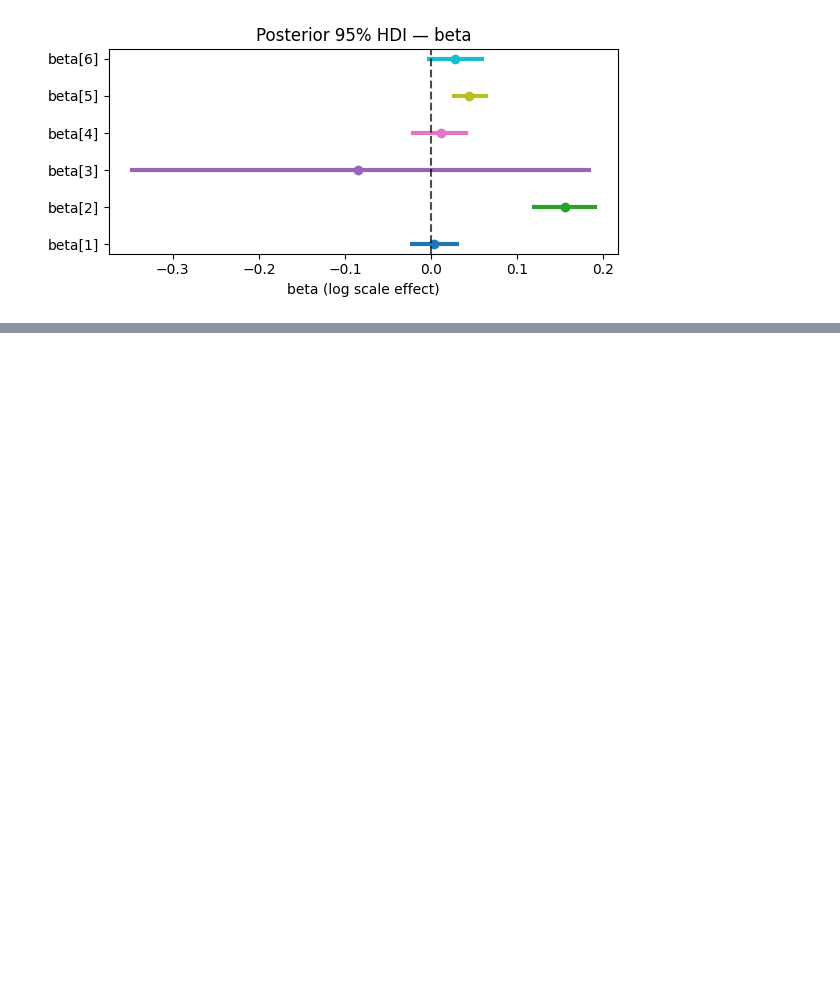
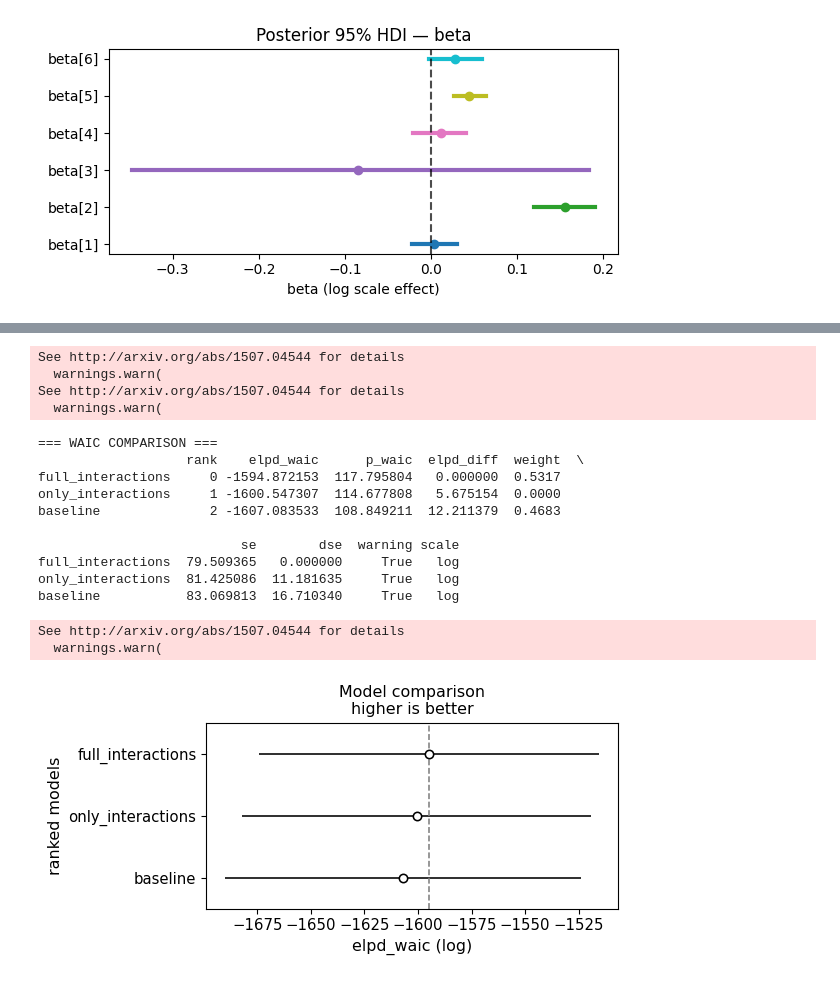
Before and after one commit to ahbagheri01/Progetto_Bayesian_Statistics, a Jupyter notebook: src/jupyter/ab_stan.ipynb, the cells around one changed output, grey strips where cells are left out. Saved outputs shown, nothing was run; the diff lists cells and outputs as text; code cells hidden in the pictures; blank space fills up the shorter version.

```diff
--- a/src/jupyter/ab_stan.ipynb
+++ b/src/jupyter/ab_stan.ipynb
@@ -954,0 +1052,26 @@ plt.show()
+# %%
+comparison_waic = az.compare(compare_dict, ic="waic")
+print("\n=== WAIC COMPARISON ===")
+print(comparison_waic)
+
+az.plot_compare(comparison_waic, insample_dev=False)
+plt.tight_layout()
+plt.show()
+# %% [output]
+See http://arxiv.org/abs/1507.04544 for details
+  warnings.warn(
+See http://arxiv.org/abs/1507.04544 for details
+  warnings.warn(
+=== WAIC COMPARISON ===
+                   rank    elpd_waic      p_waic  elpd_diff  weight  \
+full_interactions     0 -1594.872153  117.795804   0.000000  0.5317
+only_interactions     1 -1600.547307  114.677808   5.675154  0.0000
+baseline              2 -1607.083533  108.849211  12.211379  0.4683
+
+                          se        dse  warning scale
+full_interactions  79.509365   0.000000     True   log
+only_interactions  81.425086  11.181635     True   log
+baseline           83.069813  16.710340     True   log
+See http://arxiv.org/abs/1507.04544 for details
+  warnings.warn(
+[figure, added]
```
Also changed, not shown: parts of 3 cells of this notebook.
